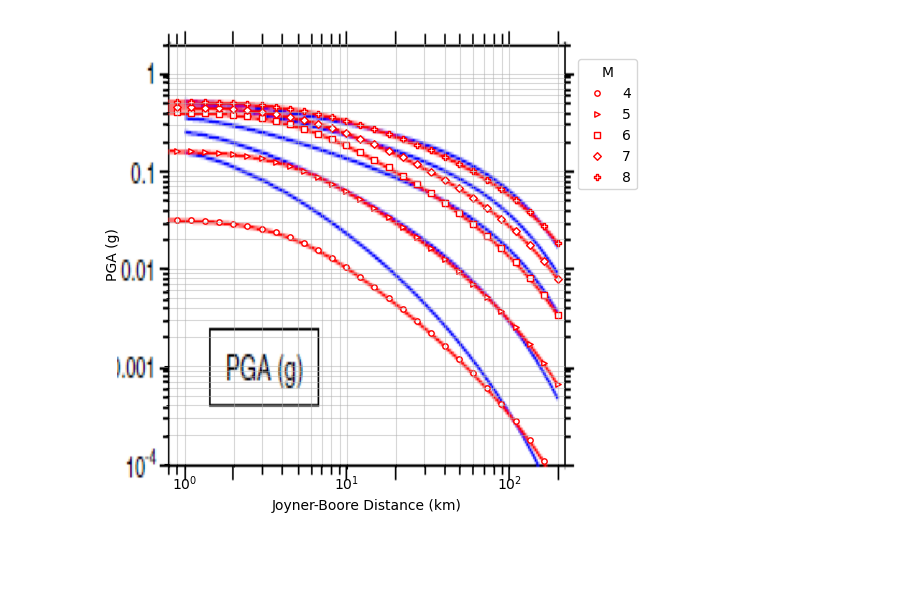
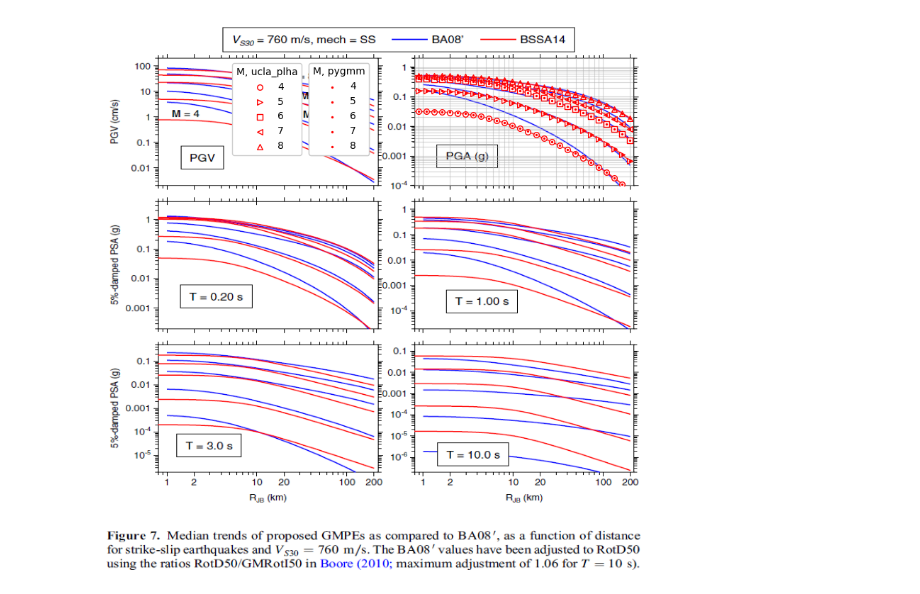
Before and after one commit to meerakota/ucla_plha, a Jupyter notebook: validation/gmm.ipynb, the cells around one changed output. Drawn from its saved outputs; the diff is of its cells as text; code cells hidden in the pictures; blank space fills up the shorter version.

```diff
--- a/validation/gmm.ipynb
+++ b/validation/gmm.ipynb
@@ -99,46 +106,80 @@ import numpy as np
 import matplotlib.pyplot as plt
 import matplotlib.image as mpimg
 from ucla_plha.ground_motion_models import bssa14
 
 rjb_vec = np.logspace(np.log(0.8), np.log10(200), 30)
 m_vec = np.asarray([4, 5, 6, 7, 8])
 rjb = np.empty(len(m_vec) * len(rjb_vec), dtype=float)
 m = np.empty(len(m_vec) * len(rjb_vec), dtype=float)
+vs30 = 760
+fault_type = np.full(len(m), 3)
+dip = np.full(len(m), 90)
 I = 0
+pga_pygmm = np.empty(len(m))
 for i in range(len(m_vec)):
     for j in range(len(rjb_vec)):
         m[I] = m_vec[i]
         rjb[I] = rjb_vec[j]
+        s = pygmm.model.Scenario(
+            mag = m[I],
+            dist_jb = rjb[I],
+            dip = dip[I],
+            v_s30 = vs30,
+            mechanism = 'SS',
+        )
+        pygmm_output = pygmm.BooreStewartSeyhanAtkinson2014(s)
+        pga_pygmm[I] = pygmm_output.spec_accels[0]
         I += 1
 
-vs30 = 760
-fault_type = np.full(len(m), 3)
+
 
 mu_ln, sigma_ln = bssa14.get_im(vs30, rjb, m, fault_type)
 pga = np.exp(mu_ln)
 
-fig, ax_img = plt.subplots(figsize=(6, 6))
-image = mpimg.imread("bssa14_validation.png")
-ax_img.imshow(image, extent=[0,6,0,6])
+fig, ax_img = plt.subplots(figsize=(10, 10))
+image = mpimg.imread("bssa14_fig7.png")
+ax_img.imshow(image, extent=[6,0,6,0])
 ax_img.axis("off")
 
-markers = ['o', '>', 's', 'D', 'P']
+markers = ['o', '>', 's', '<', '^']
 
-ax_data = fig.add_axes((0.214,0.15,0.659,0.7), frameon=False)
+ax_data = fig.add_axes((0.566,0.6525,0.310,0.1795), frameon=False)
+ucla_plha_scatter = []
+pygmm_scatter = []
 for i, m_val in enumerate(m_vec):
-    ax_data.scatter(rjb[m == m_val], pga[m == m_val], label=str(m_val), edgecolor='red', facecolor='white', s=15, marker=markers[i])
+    temp = ax_data.scatter(
+        rjb[m == m_val],
+        pga[m == m_val],
+        label=str(m_val),
+        edgecolor='red',
+        facecolor='white',
+        s=30,
+        marker=markers[i],
+        zorder=2
+    )
+    ucla_plha_scatter.append(temp)
+    temp = ax_data.scatter(
+        rjb[m == m_val],
+        pga_pygmm[m == m_val],
+        label=str(m_val),
+        color='red',
+        s=2,
+        zorder=3,
+    )
+    pygmm_scatter.append(temp)
 ax_data.set_yscale("log")
 ax_data.set_xscale("log")
 ax_data.set_ylim(0.0001, 2)
 ax_data.set_xlim(0.8, 220)
-ax_data.legend(title="M", loc='upper right', bbox_to_anchor=(1.2,0.98,0,0))
+first_legend = ax_data.legend(handles = ucla_plha_scatter, title="M, ucla_plha", loc='upper left', bbox_to_anchor=(-0.85,1.0,0,0), framealpha=1.0)
+second_legend = ax_data.legend(handles = pygmm_scatter, title="M, pygmm", loc='upper left', bbox_to_anchor=(-0.5,1.0,0,0), framealpha=1.0)
+ax_data.add_artist(first_legend)
+ax_data.add_artist(second_legend)
 ax_data.grid(True, alpha=0.5, which="both")
-ax_data.set_xlabel("Joyner-Boore Distance (km)")
-ax_data.set_ylabel("PGA (g)", labelpad=30)
-# ax_data.tick_params(axis='x', labelbottom=False)
+ax_data.tick_params(axis='x', labelbottom=False)
 ax_data.tick_params(axis='y', labelleft=False)
 # %% [output]
-[figure, old version]
+[figure, new version]
 # %%
 # Reproduce Fig. 6 from CB14 model
 import numpy as np
```
Also changed, not shown: parts of 7 cells of this notebook, 10 other files.
